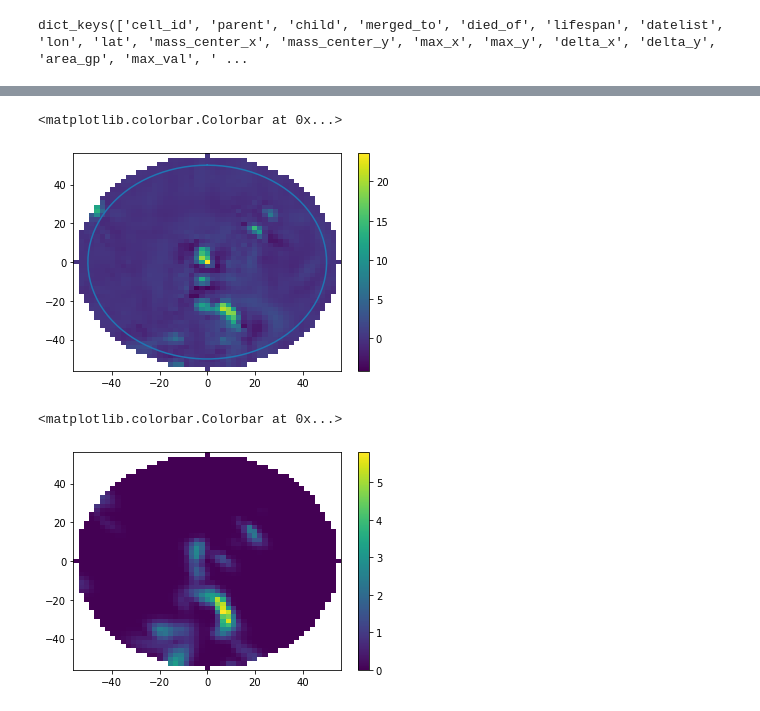
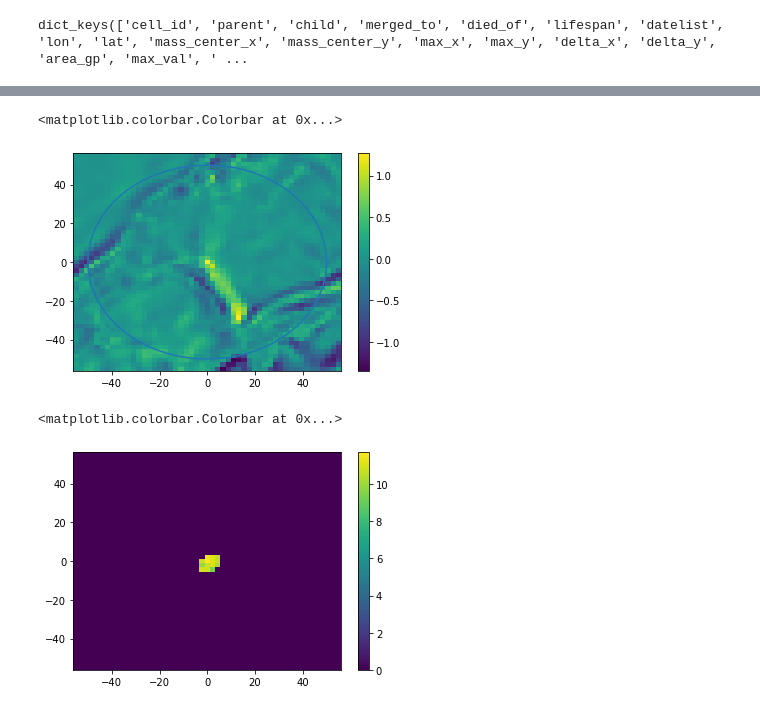
Before and after one commit to KillianBrennan/cookie_cutter, a Jupyter notebook: test_extractor.ipynb, the cells around one changed output, grey strips where cells are left out. Drawn from its saved outputs; the diff is of its cells as text; code cells hidden in the pictures.

```diff
--- a/test_extractor.ipynb
+++ b/test_extractor.ipynb
@@ -17,7 +20,7 @@ dir_env = '/home/kbrennan/phd/data/climate/present'
 dir_track = '/home/kbrennan/phd/data/climate/tracks/present'
 day = '20210628'
 
-now = pd.to_datetime(day+'18', format='%Y%m%d%H')
+now = pd.to_datetime(day+'19', format='%Y%m%d%H')
 # %%
 cells = ee.load_cells(dir_track, day)
 # %%
@@ -52,3 +54,0 @@ Data variables: (12/61)
-# %%
-dir_cookie = "/home/kbrennan/phd/data/climate/cookies/present/cookie_202106010001100.nc"
-cookie = xr.open_dataset(dir_cookie)
@@ -74,0 +58,3 @@ Data variables: (12/70)
+# %%
+cookie = ee.add_secondary_variables(cookie)
+cookie
@@ -75,17 +101,17 @@ Data variables: (12/70)
 # %%
-plt.pcolormesh(cookie.x,cookie.y,cookie.W.sel(pressure=40000).squeeze())
+plt.pcolormesh(cookie.x,cookie.y,cookie.W.sel(pressure=92500).squeeze())
 # plot circle
 circle = plt.plot(np.sin(np.linspace(0,2*np.pi,100))*50,np.cos(np.linspace(0,2*np.pi,100))*50)
 plt.colorbar()
 # %% [output]
 <matplotlib.colorbar.Colorbar at 0x...>
-[figure, old version]
+[figure, new version]
 # %%
-plt.pcolormesh(cookie.x,cookie.y,cookie.TOT_PREC.squeeze())
+plt.pcolormesh(cookie.x,cookie.y,cookie.DHAIL_MX)
 plt.colorbar()
 # %% [output]
 <matplotlib.colorbar.Colorbar at 0x...>
-[figure, old version]
+[figure, new version]
 # %%
 inpath = "/home/kbrennan/phd/data/climate/cookies/present"
 
```
Also changed, not shown: parts of 17 cells of this notebook, 1 other file.
